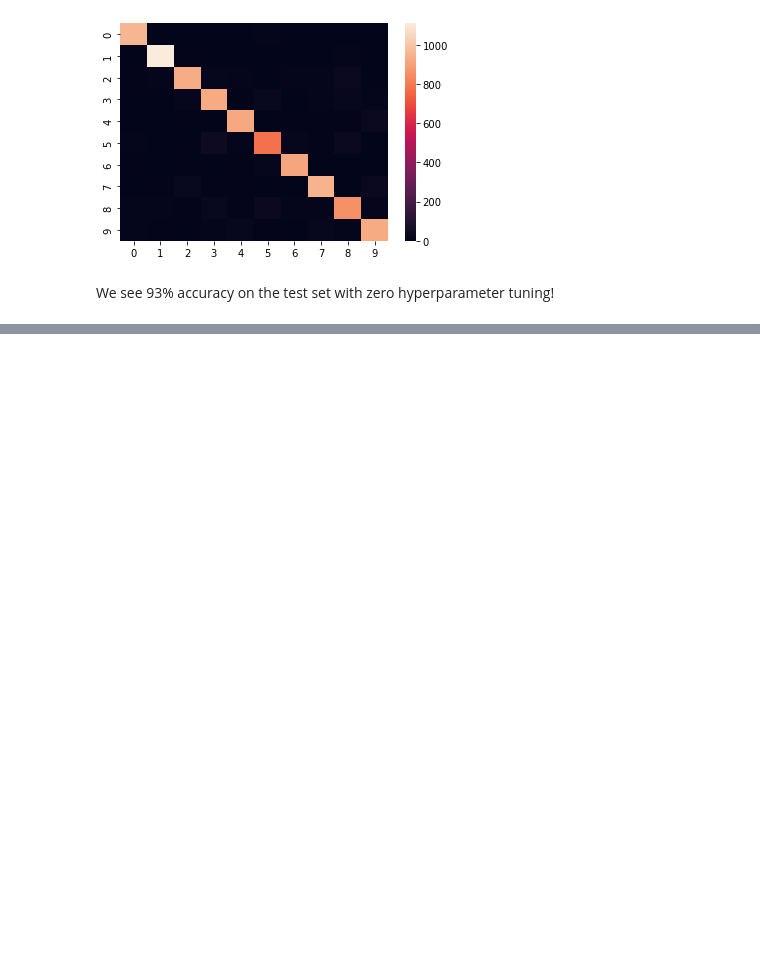
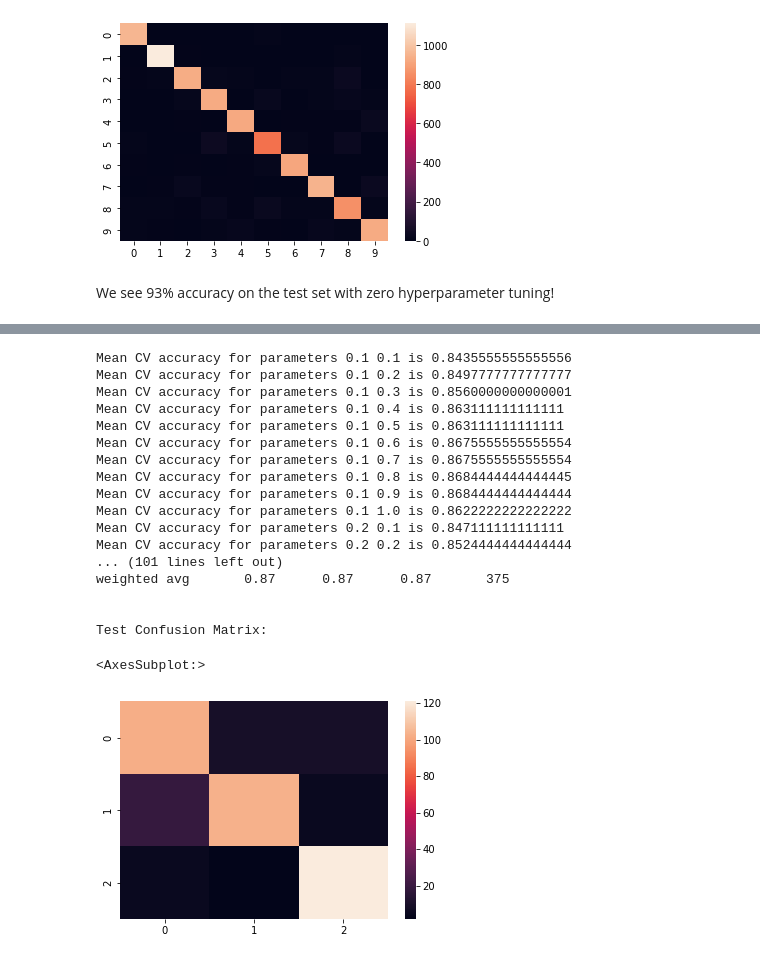
Before and after one commit to rtwhite1546/Spring-2022-Intro-to-Machine-Learning, a Jupyter notebook: Week-6-Logistic-Regression-Discriminant-Analysis/Week-6.ipynb, the cells around one changed output, grey strips where cells are left out. Drawn from its saved outputs; the diff is of its cells as text; code cells hidden in the pictures; blank space fills up the shorter version.

```diff
--- a/Week-6-Logistic-Regression-Discriminant-Analysis/Week-6.ipynb
+++ b/Week-6-Logistic-Regression-Discriminant-Analysis/Week-6.ipynb
@@ -319,0 +537,65 @@ We see 93% accuracy on the test set with zero hyperparameter tuning!
+# %%
+# initialize accuracy and hyperparameter list
+bestAccuracy = [0, 0, 0]
+
+# test regularization hyperparameters 0.00, 0.01, ..., 0.19
+for i in range(1, 11):
+    for j in range(1, 11):
+        alpha = i/10
+        gamma = j/10
+
+        # build the QDA classifier
+        model = DA(False, alpha, gamma)
+
+        # fit the QDA classifier to the training data
+        model.fit(trainX, trainY)
+
+        # compute the test predictions
+        predictedY = model.predict(testX)
+
+        # find the mean cross-validation accuracy
+        mean_cv_scores = np.mean(cross_val_score(model, trainX, trainY, cv = 5))
+
+        # print quality metrics
+        print('Mean CV accuracy for parameters', alpha, gamma, 'is', mean_cv_scores)
+
+        # save the hyperparameter reg_param if better than found before
+        if mean_cv_scores > bestAccuracy[0]:
+            bestAccuracy = [mean_cv_scores, alpha, gamma]
+
+print('\nThe best dev accuracy', bestAccuracy[0], 'occured with alpha =', bestAccuracy[1], 'and gamma =', bestAccuracy[2])
+
+# build the QDA classifier
+model = DA(False, bestAccuracy[1], bestAccuracy[2])
+
+# fit the QDA classifier to the training data
+model.fit(trainX, trainY)
+
+# predict the labels of the test set
+predictedY = model.predict(testX)
+
+# print quality metrics
+print('\nTest Classification Report for the best hyperparameters:\n\n', classification_report(testY, predictedY))
+
+print('\nTest Confusion Matrix:\n')
+sn.heatmap(confusion_matrix(testY, predictedY))
+# %% [output]
+Mean CV accuracy for parameters 0.1 0.1 is 0.8435555555555556
+Mean CV accuracy for parameters 0.1 0.2 is 0.8497777777777777
+Mean CV accuracy for parameters 0.1 0.3 is 0.8560000000000001
+Mean CV accuracy for parameters 0.1 0.4 is 0.863111111111111
+Mean CV accuracy for parameters 0.1 0.5 is 0.863111111111111
+Mean CV accuracy for parameters 0.1 0.6 is 0.8675555555555554
+Mean CV accuracy for parameters 0.1 0.7 is 0.8675555555555554
+Mean CV accuracy for parameters 0.1 0.8 is 0.8684444444444445
+Mean CV accuracy for parameters 0.1 0.9 is 0.8684444444444444
+Mean CV accuracy for parameters 0.1 1.0 is 0.8622222222222222
+Mean CV accuracy for parameters 0.2 0.1 is 0.847111111111111
+Mean CV accuracy for parameters 0.2 0.2 is 0.8524444444444444
+... (101 lines left out)
+weighted avg       0.87      0.87      0.87       375
+
+
+Test Confusion Matrix:
+<AxesSubplot:>
+[figure, added]
```
Also changed, not shown: parts of 27 cells of this notebook, 1 other file.
